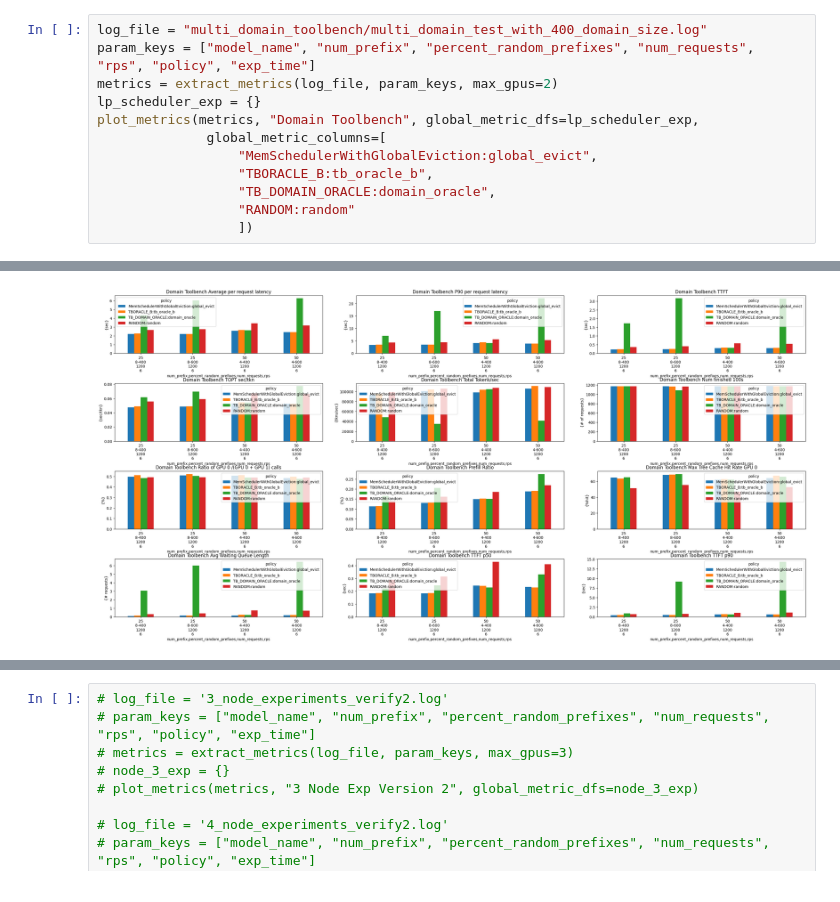
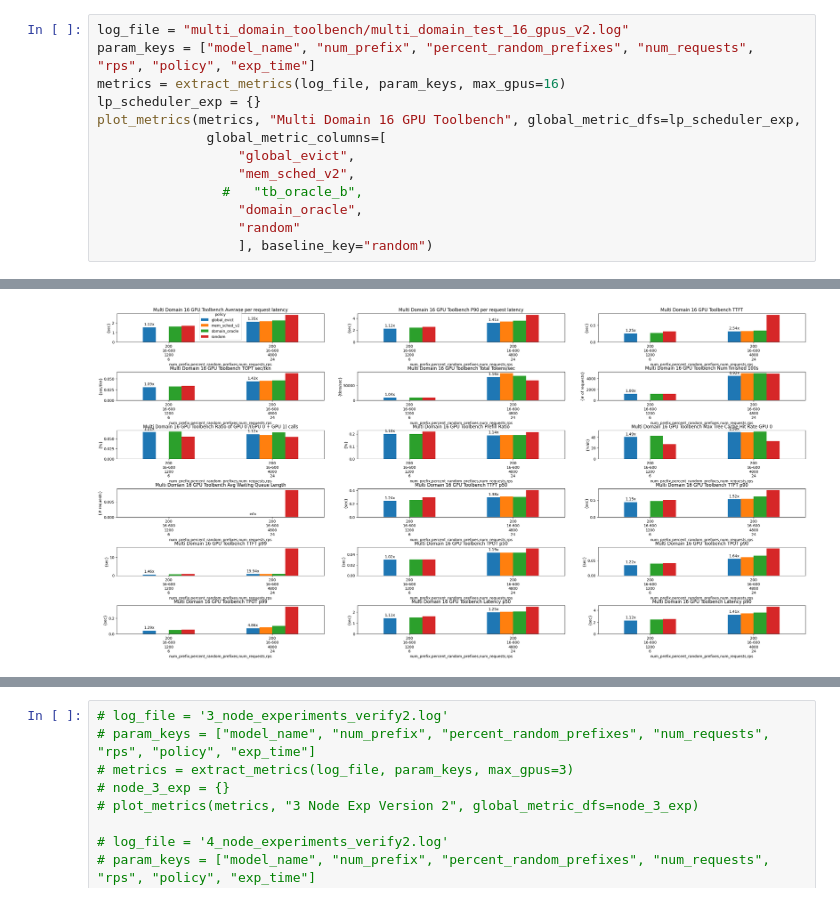
Before and after one commit to WukLab/preble, a Jupyter notebook: multi_node/benchmarks/plot_rps_results.ipynb, the cells around one changed output, grey strips where cells are left out. Saved outputs shown, nothing was run; the diff lists cells and outputs as text.

```diff
--- a/multi_node/benchmarks/plot_rps_results.ipynb
+++ b/multi_node/benchmarks/plot_rps_results.ipynb
@@ -400,13 +410,14 @@ plot_metrics(metrics, "LP Scheduler 4 Node", global_metric_dfs=lp_scheduler_exp,
 # %%
-log_file = "multi_domain_toolbench/multi_domain_test_with_400_domain_size.log"
+log_file = "multi_domain_toolbench/multi_domain_test_16_gpus_v2.log"
 param_keys = ["model_name", "num_prefix", "percent_random_prefixes", "num_requests", "rps", "policy", "exp_time"]
-metrics = extract_metrics(log_file, param_keys, max_gpus=2)
+metrics = extract_metrics(log_file, param_keys, max_gpus=16)
 lp_scheduler_exp = {}
-plot_metrics(metrics, "Domain Toolbench", global_metric_dfs=lp_scheduler_exp,
+plot_metrics(metrics, "Multi Domain 16 GPU Toolbench", global_metric_dfs=lp_scheduler_exp,
               global_metric_columns=[
-                  "MemSchedulerWithGlobalEviction:global_evict",
-                  "TBORACLE_B:tb_oracle_b",
-                  "TB_DOMAIN_ORACLE:domain_oracle",
-                  "RANDOM:random"
-                  ])
+                  "global_evict",
+                  "mem_sched_v2",
+                #   "tb_oracle_b",
+                  "domain_oracle",
+                  "random"
+                  ], baseline_key="random")
 # %% [output]
@@ -430,2 +424,2 @@ plot_metrics(metrics, "Domain Toolbench", global_metric_dfs=lp_scheduler_exp,
-[figure, old version]
+[figure, new version]
 # %%
```
Also changed, not shown: parts of 6 cells of this notebook, 2 other files.
